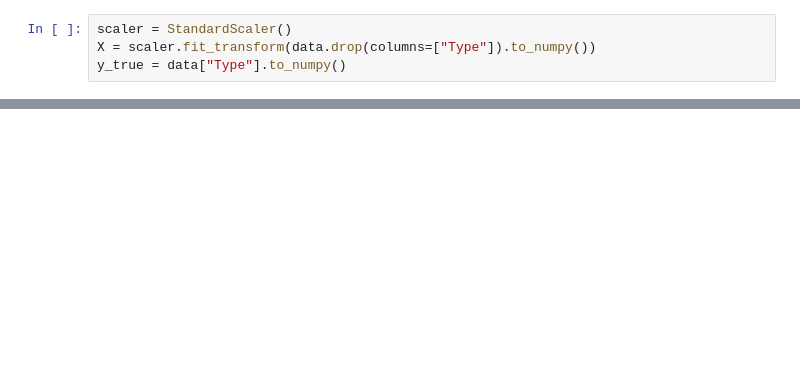
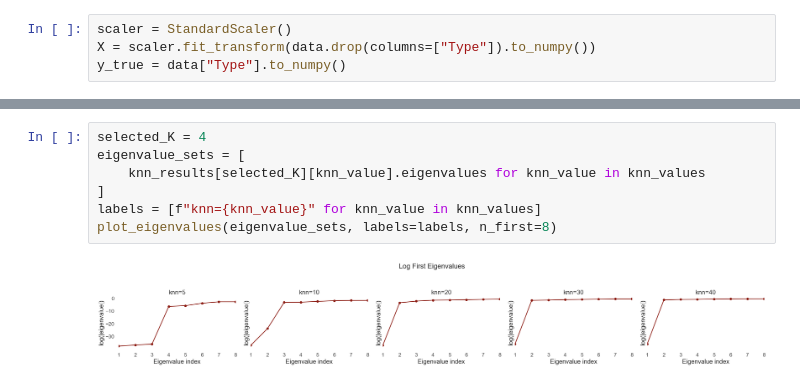
Before and after one commit to vladimirminaev/spectral_clustering, a Jupyter notebook: Notebooks/Vladimir/glass_dataset.ipynb, the cells around one changed output, grey strips where cells are left out. Cells and saved outputs as stored; diff of their text form; blank space fills up the shorter version.

```diff
--- a/Notebooks/Vladimir/glass_dataset.ipynb
+++ b/Notebooks/Vladimir/glass_dataset.ipynb
@@ -203,0 +355,9 @@ plot_eigenvalues([res.eigenvalues])
+# %%
+selected_K = 4
+eigenvalue_sets = [
+    knn_results[selected_K][knn_value].eigenvalues for knn_value in knn_values
+]
+labels = [f"knn={knn_value}" for knn_value in knn_values]
+plot_eigenvalues(eigenvalue_sets, labels=labels, n_first=8)
+# %% [output]
+[figure, added]
```
Also changed, not shown: parts of 29 cells of this notebook, 3 other files.
